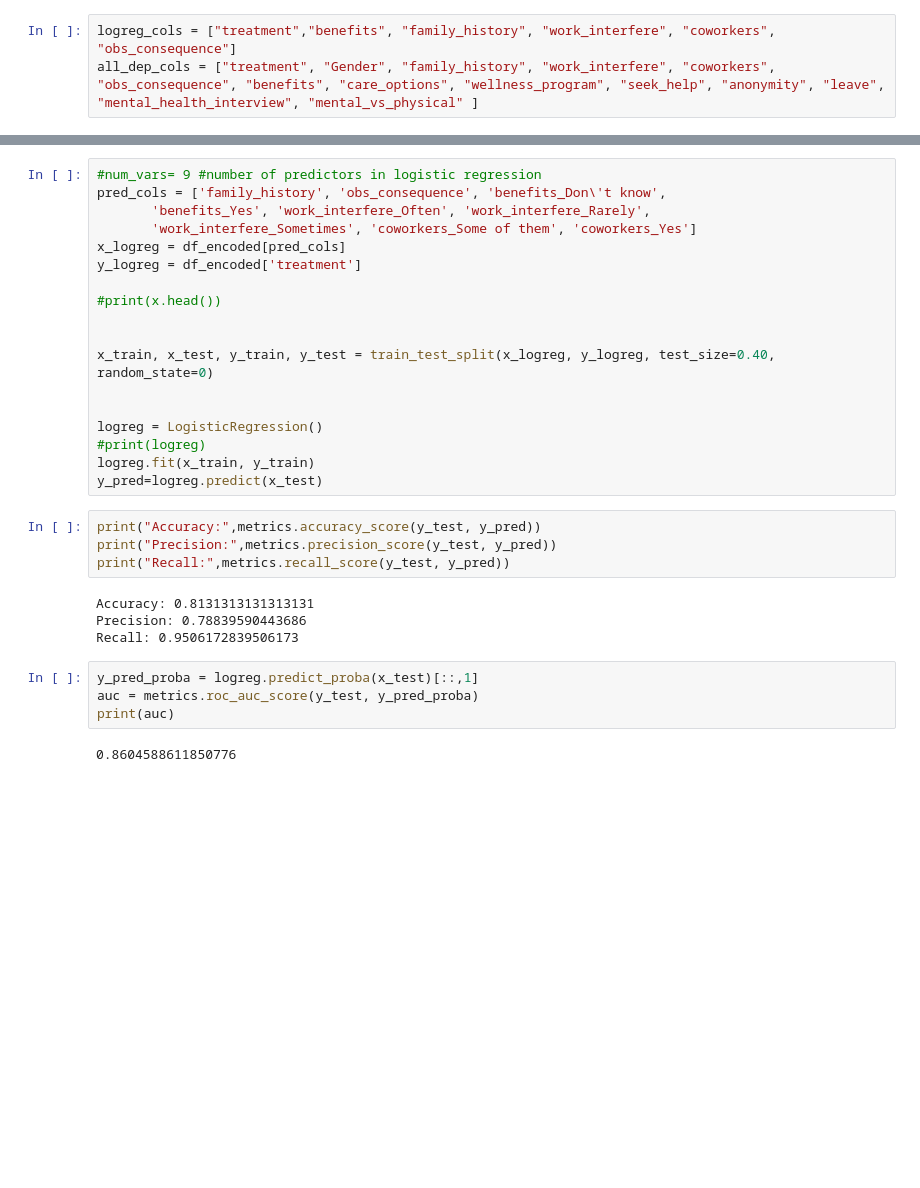
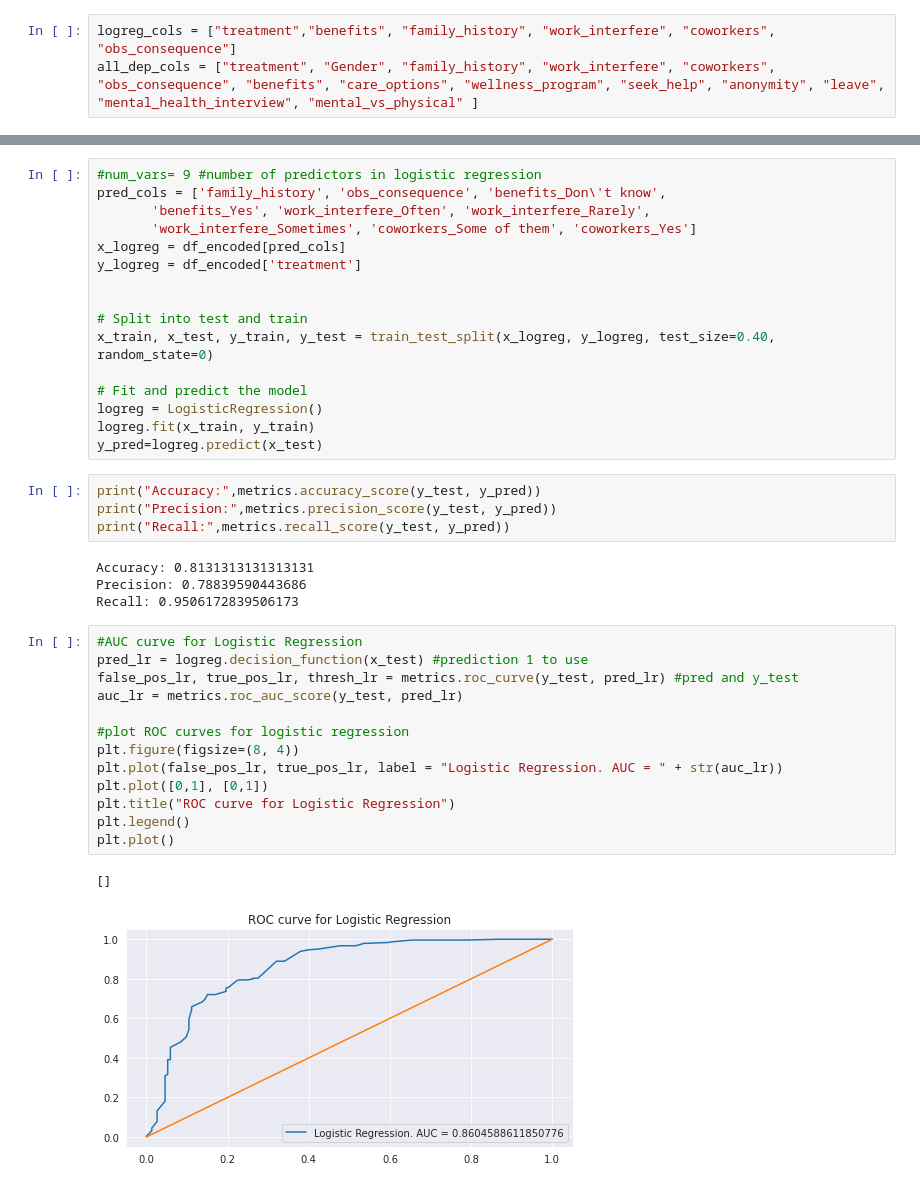
Before and after one commit to moniqueabu/data_science_final_project, a Jupyter notebook: project.ipynb, the cells around one changed output, grey strips where cells are left out. Saved outputs shown, nothing was run; the diff lists cells and outputs as text; blank space fills up the shorter version.

```diff
--- a/project.ipynb
+++ b/project.ipynb
@@ -326,14 +416,12 @@ pred_cols = ['family_history', 'obs_consequence', 'benefits_Don\'t know',
 x_logreg = df_encoded[pred_cols]
 y_logreg = df_encoded['treatment']
 
-#print(x.head())
 
-
+# Split into test and train
 x_train, x_test, y_train, y_test = train_test_split(x_logreg, y_logreg, test_size=0.40, random_state=0)
 
-
+# Fit and predict the model
 logreg = LogisticRegression()
-#print(logreg)
 logreg.fit(x_train, y_train)
 y_pred=logreg.predict(x_test)
 # %%
@@ -345,8 +433,18 @@ Accuracy: 0.8131313131313131
 Precision: 0.78839590443686
 Recall: 0.9506172839506173
 # %%
-y_pred_proba = logreg.predict_proba(x_test)[::,1]
-auc = metrics.roc_auc_score(y_test, y_pred_proba)
-print(auc)
+#AUC curve for Logistic Regression
+pred_lr = logreg.decision_function(x_test) #prediction 1 to use
+false_pos_lr, true_pos_lr, thresh_lr = metrics.roc_curve(y_test, pred_lr) #pred and y_test
+auc_lr = metrics.roc_auc_score(y_test, pred_lr)
+
+#plot ROC curves for logistic regression
+plt.figure(figsize=(8, 4))
+plt.plot(false_pos_lr, true_pos_lr, label = "Logistic Regression. AUC = " + str(auc_lr))
+plt.plot([0,1], [0,1])
+plt.title("ROC curve for Logistic Regression")
+plt.legend()
+plt.plot()
 # %% [output]
-0.8604588611850776
+[]
+[figure, added]
```
Also changed, not shown: parts of 23 cells of this notebook.
